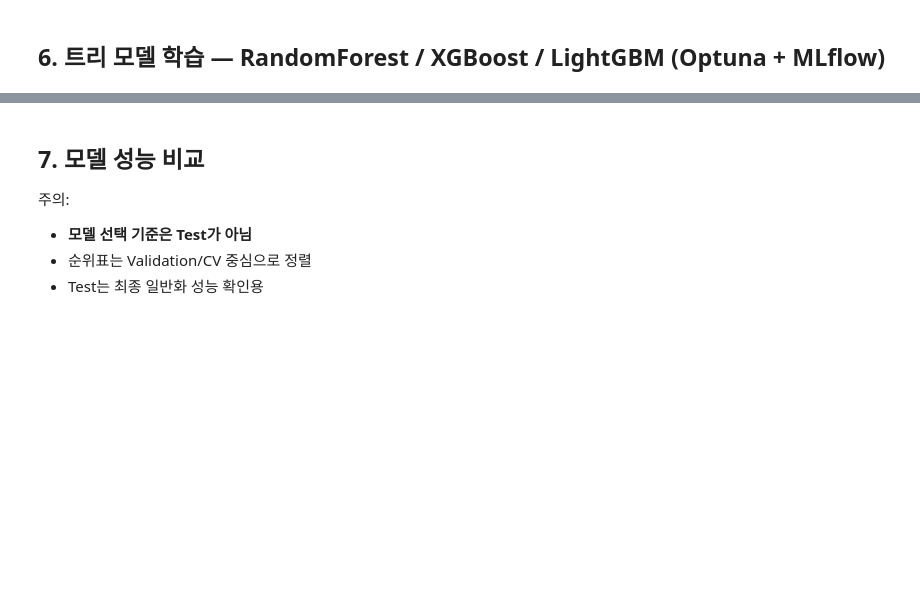
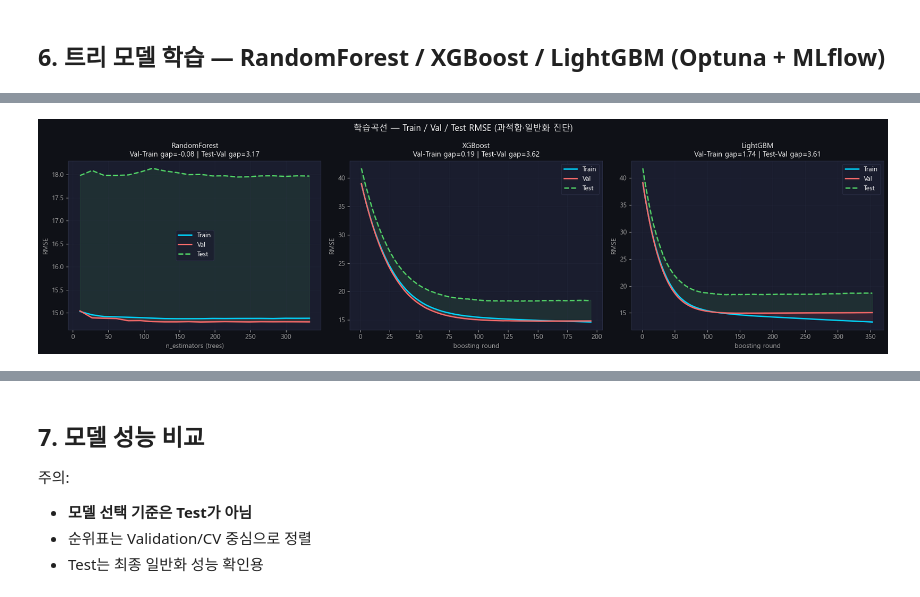
Before and after one commit to dlalswns0211/sparta_project_4_team16, a Jupyter notebook: SH/머신러닝_CMAPSS_ML_FD001_paramized.ipynb, the cells around one changed output, grey strips where cells are left out. Cells and saved outputs as stored; diff of their text form; code cells hidden in the pictures; blank space fills up the shorter version.

```diff
--- a/SH/머신러닝_CMAPSS_ML_FD001_paramized.ipynb
+++ b/SH/머신러닝_CMAPSS_ML_FD001_paramized.ipynb
@@ -916,0 +940,17 @@ for mname in tree_models:
+# %%
+import pandas as pd
+
+print('=== 트리 모델별 최적 하이퍼파라미터 ===\n')
+for mname in ['RandomForest', 'XGBoost', 'LightGBM']:
+    r = ALL_RESULTS[mname]
+    print(f'── {mname} ──')
+    print(f'  CV RMSE  : {r["cv_rmse"]:.3f} ± {r["cv_rmse_std"]:.3f}')
+    print(f'  Val RMSE : {r["val_metrics"]["RMSE"]:.3f}')
+    print(f'  Test RMSE: {r["test_metrics"]["RMSE"]:.3f}')
+    print(f'  Best params:')
+    for k, v in r['params'].items():
+        if isinstance(v, float):
+            print(f'    {k:<20s} = {v:.4g}')
+        else:
+            print(f'    {k:<20s} = {v}')
+    print()
@@ -916,0 +975,75 @@ for mname in tree_models:
+# %%
+print('=== 6-1. 학습곡선 (Train / Val / Test RMSE) — 과적합 진단 ===')
+
+fig, axes = plt.subplots(1, 3, figsize=(18, 5))
+
+for idx, mname in enumerate(['RandomForest', 'XGBoost', 'LightGBM']):
+    ax = axes[idx]
+    best_params = ALL_RESULTS[mname]['params']
+
+    if mname == 'XGBoost':
+        m = xgb.XGBRegressor(
+            **best_params, random_state=RANDOM_STATE, n_jobs=-1,
+            verbosity=0, eval_metric='rmse'
+        )
+        m.fit(X_sub, y_sub,
+              eval_set=[(X_sub, y_sub), (X_val, y_val), (X_test, y_test)],
+              verbose=False)
+        res = m.evals_result()
+        train_rmse = res['validation_0']['rmse']
+        val_rmse   = res['validation_1']['rmse']
+        test_rmse  = res['validation_2']['rmse']
+        x = range(1, len(train_rmse)+1)
+        xlabel = 'boosting round'
+
+    elif mname == 'LightGBM':
+        m = lgb.LGBMRegressor(
+            **best_params, random_state=RANDOM_STATE, n_jobs=-1, verbosity=-1
+        )
+        m.fit(X_sub, y_sub,
+              eval_set=[(X_sub, y_sub), (X_val, y_val), (X_test, y_test)],
+              eval_metric='rmse')
+        res = m.evals_result_
+        train_rmse = res['training']['rmse']
+        val_rmse   = res['valid_1']['rmse']
+        test_rmse  = res['valid_2']['rmse']
+        x = range(1, len(train_rmse)+1)
+        xlabel = 'boosting round'
+
+    else:  # RandomForest
+        params = {k: v for k, v in best_params.items() if k != 'n_estimators'}
+        n_max  = best_params['n_estimators']
+        steps  = list(range(10, n_max+1, max(10, n_max//20)))
+        m = RandomForestRegressor(
+            **params, n_estimators=0, warm_start=True,
+            random_state=RANDOM_STATE, n_jobs=-1
+        )
+        train_rmse, val_rmse, test_rmse = [], [], []
+        for n in steps:
+            m.n_estimators = n
+            m.fit(X_sub, y_sub)
+            train_rmse.append(np.sqrt(mean_squared_error(y_sub,  m.predict(X_sub))))
+            val_rmse.append(  np.sqrt(mean_squared_error(y_val,  m.predict(X_val))))
+            test_rmse.append( np.sqrt(mean_squared_error(y_test, m.predict(X_test))))
+        x = steps
+        xlabel = 'n_estimators (trees)'
+
+    ax.plot(x, train_rmse, label='Train', color=C[0], linewidth=2)
+    ax.plot(x, val_rmse,   label='Val',   color=C[1], linewidth=2)
+    ax.plot(x, test_rmse,  label='Test',  color=C[2], linewidth=2, linestyle='--')
+    ax.fill_between(x, train_rmse, val_rmse,  alpha=0.10, color=C[1])
+    ax.fill_between(x, val_rmse,   test_rmse, alpha=0.10, color=C[2])
+
+    gap_val  = val_rmse[-1]  - train_rmse[-1]
+    gap_test = test_rmse[-1] - val_rmse[-1]
+    ax.set_title(f'{mname}\nVal-Train gap={gap_val:.2f} | Test-Val gap={gap_test:.2f}')
+    ax.set_xlabel(xlabel)
+    ax.set_ylabel('RMSE')
+    ax.legend()
+    ax.grid(alpha=0.3)
+
+plt.suptitle('학습곡선 — Train / Val / Test RMSE (과적합·일반화 진단)',
+             fontsize=13, color=WHITE)
+plt.tight_layout()
+plt.show()
+# %% [output]
@@ -916,0 +1051 @@ for mname in tree_models:
+[figure, added]
```
Also changed, not shown: parts of 21 cells of this notebook, 8 other files.
